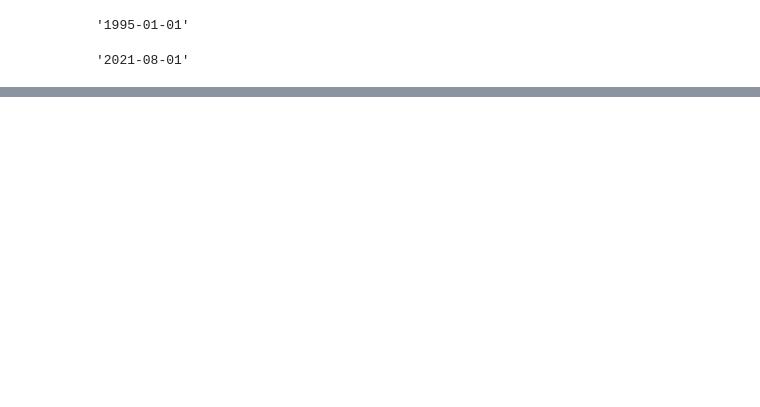
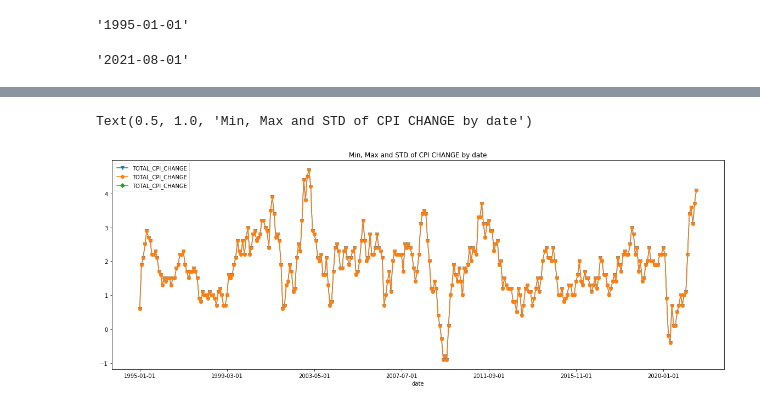
Before and after one commit to DataGalz/CIND820, a Jupyter notebook: CIND820.ipynb, the cells around one changed output, grey strips where cells are left out. Saved outputs shown, nothing was run; the diff lists cells and outputs as text; code cells hidden in the pictures; blank space fills up the shorter version.

```diff
--- a/CIND820.ipynb
+++ b/CIND820.ipynb
@@ -165,5 +167,8 @@ KeyError: ignored
 # %%
-date_CPI_Median_Min = df.groupby('date')['CPI_CHANGE'].min().plot(kind = 'line', legend = True, figsize = (20,7),marker = 'v')
-date_CPI_Median_Max = df.groupby('date')['CPI_CHANGE'].max().plot(kind = 'line', legend = True, figsize = (20,7),marker = 'o')
-date_CPI_Median_avg = df.groupby('date')['CPI_CHANGE'].std().plot(kind = 'line', legend = True, figsize = (20,7),marker = 'D')
+date_CPI_Median_Min = df.groupby('date')['TOTAL_CPI_CHANGE'].min().plot(kind = 'line', legend = True, figsize = (20,7),marker = 'v')
+date_CPI_Median_Max = df.groupby('date')['TOTAL_CPI_CHANGE'].max().plot(kind = 'line', legend = True, figsize = (20,7),marker = 'o')
+date_CPI_Median_avg = df.groupby('date')['TOTAL_CPI_CHANGE'].std().plot(kind = 'line', legend = True, figsize = (20,7),marker = 'D')
 plt.title('Min, Max and STD of CPI CHANGE by date')
+# %% [output]
+Text(0.5, 1.0, 'Min, Max and STD of CPI CHANGE by date')
+[figure, added]
```
Also changed, not shown: parts of 10 cells of this notebook.
